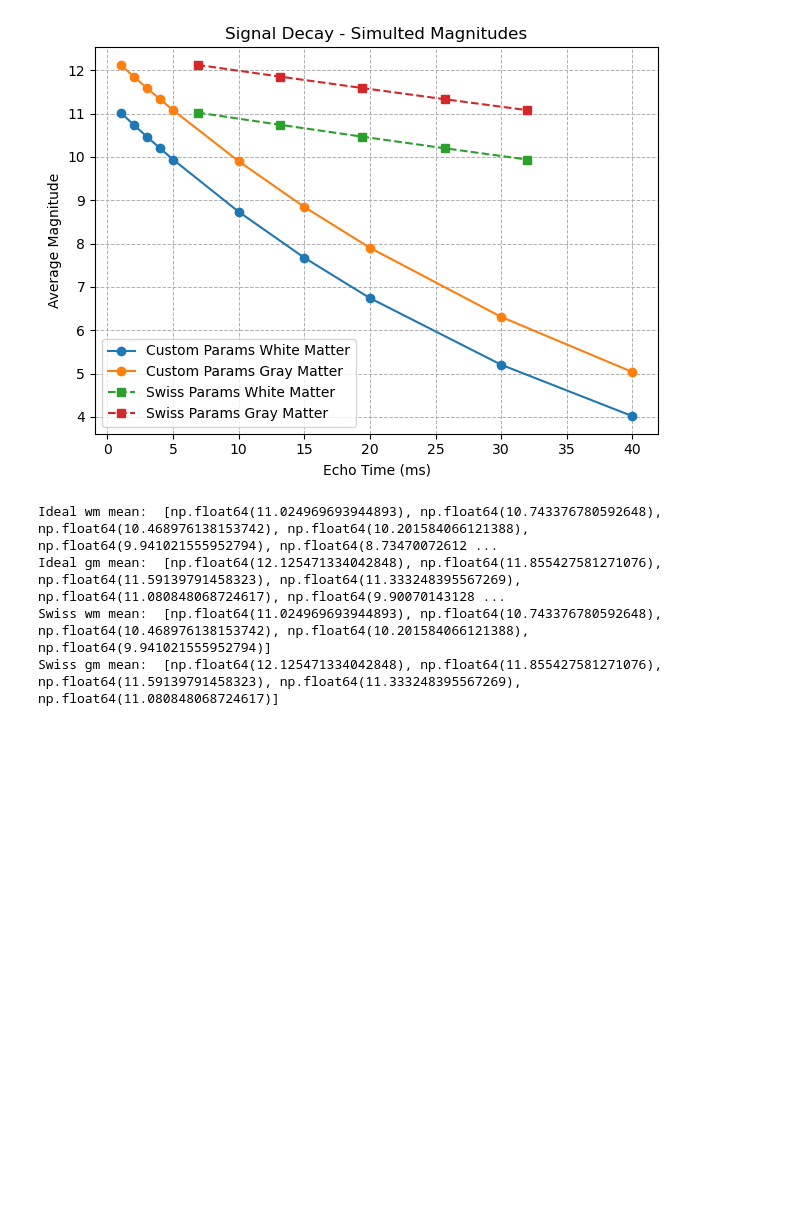
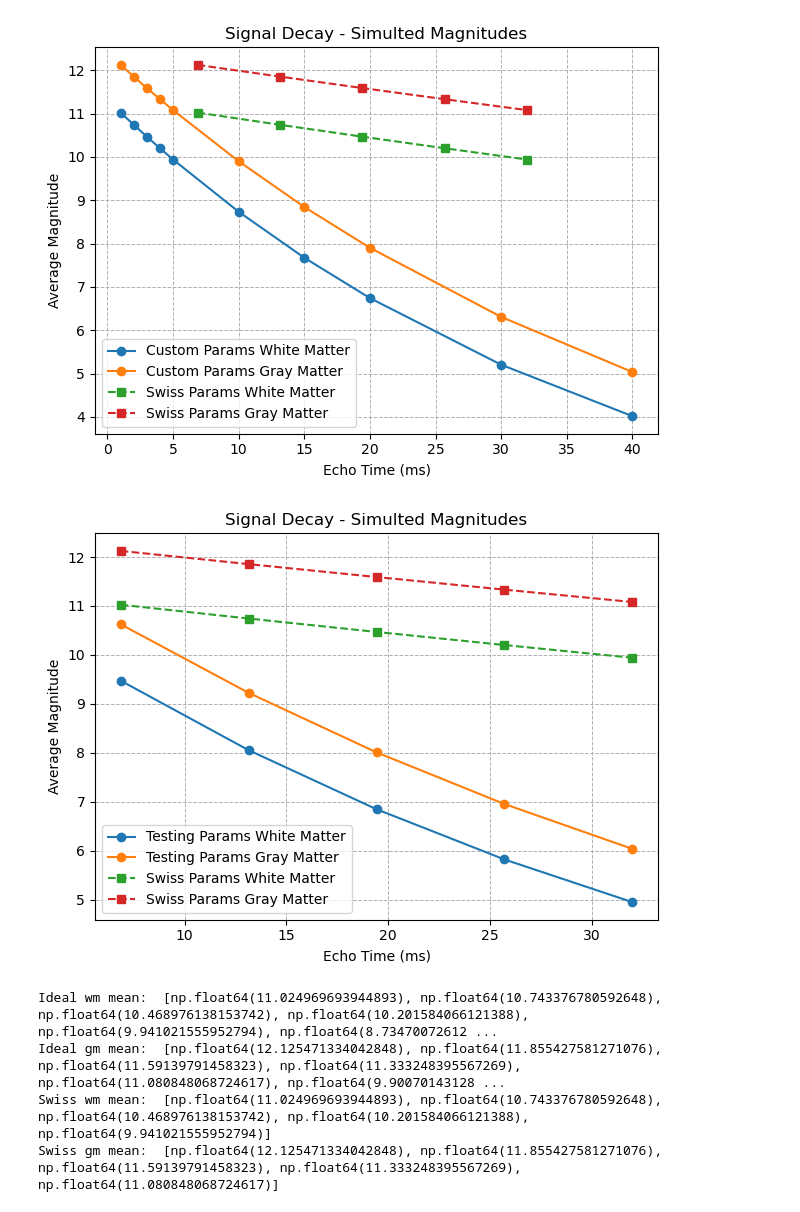
Before and after one commit to sriosq/Image-processing-strategies, a Jupyter notebook: MRsim/sim_swiss.ipynb, the cells around one changed output. Saved outputs shown, nothing was run; the diff lists cells and outputs as text; code cells hidden in the pictures; blank space fills up the shorter version.

Commit message:
Updates to simulation notebooks
Added testing of exponential decay to swiss simulation
Corrected comments on final version of sim_functions code

```diff
--- a/MRsim/sim_swiss.ipynb
+++ b/MRsim/sim_swiss.ipynb
@@ -239,6 +226,24 @@ swiss_params_sim_mag_img = nib.load(r"E:\msc_data\sc_qsm\Swiss_data\march_25_re_
 swiss_params_sim_mag_data = swiss_params_sim_mag_img.get_fdata()
 swiss_params_sim_ph_img = nib.load(r"E:\msc_data\sc_qsm\Swiss_data\march_25_re_process\MR_simulations\sim_data\QSM_processing\mrsim_outputs\in_vivo_acq_params/pw_crop_sim_ph_pro.nii.gz")
 swiss_params_sim_ph_data = swiss_params_sim_ph_img.get_fdata()
+# %%
+n_echoes_custom = custom_params_sim_mag_data.shape[-1]
+n_echoes_swiss = swiss_params_sim_mag_data.shape[-1]
+# %%
+# Testing why do decay is different we load the testing mag and phase
+testing_mag_decay_mag_img = nib.load(r"E:\msc_data\sc_qsm\Swiss_data\march_25_re_process\MR_simulations\sim_data\QSM_processing\mrsim_outputs\test_decay_signal/pw_crop_sim_mag_pro.nii.gz")
+testing_mag_decay_mag_data = testing_mag_decay_mag_img.get_fdata()
+# %%
+wm_testing_mean = []
+gm_testing_mean = []
+
+# This uses same echoes as swiss echoes but different TR and FA
+for i in range(n_echoes_swiss):
+    wm_testing_vals = testing_mag_decay_mag_data[..., i][wm_mask_data==1]
+    gm_testing_vals = testing_mag_decay_mag_data[..., i][gm_mask_data==1]
+
+    wm_testing_mean.append(np.mean(wm_testing_vals))
+    gm_testing_mean.append(np.mean(gm_testing_vals))
 # %%
 n_echoes_custom = custom_params_sim_mag_data.shape[-1]
 n_echoes_swiss = swiss_params_sim_mag_data.shape[-1]
@@ -295,6 +300,22 @@ yticks = range(0, 15, 15)
 plt.show()
 # %% [output]
 [figure]
+# %%
+plt.plot(swiss_TEs, wm_testing_mean,'o-', label='Testing Params White Matter')
+plt.plot(swiss_TEs, gm_testing_mean,'o-', label='Testing Params Gray Matter')
+plt.plot(swiss_TEs, wm_swiss_mean,'s--', label='Swiss Params White Matter')
+plt.plot(swiss_TEs,gm_swiss_mean,'s--', label='Swiss Params Gray Matter')
+plt.xlabel('Echo Time (ms)')
+plt.ylabel('Average Magnitude')
+plt.title('Signal Decay - Simulted Magnitudes')
+plt.legend()
+
+plt.grid(True, which='both', linestyle='--', linewidth=0.7)
+plt.tight_layout()
+yticks = range(0, 15, 15)
+plt.show()
+# %% [output]
+[figure, added]
 # %%
 # Print values
 print("Ideal wm mean: ", wm_custom_mean)
```
Also changed, not shown: parts of 5 cells of this notebook, 3 other files.
